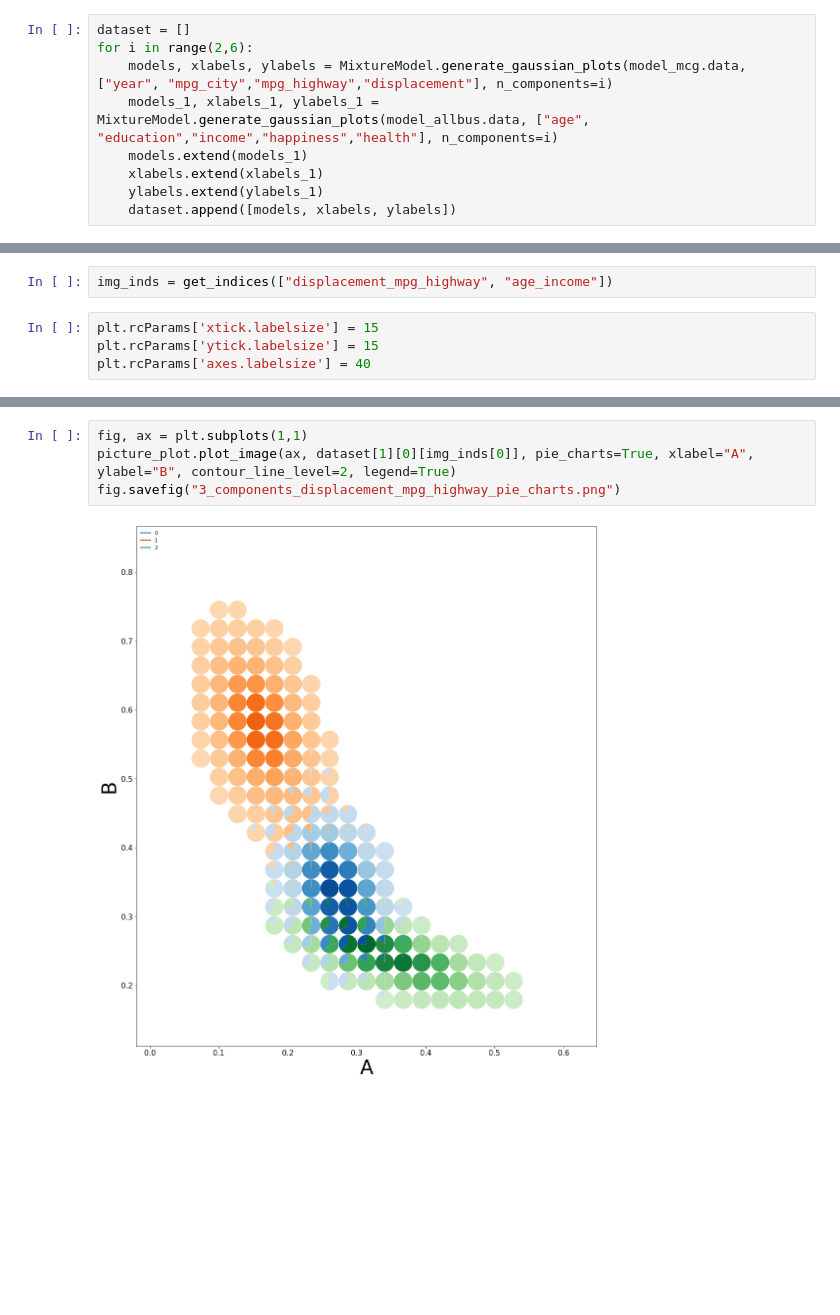
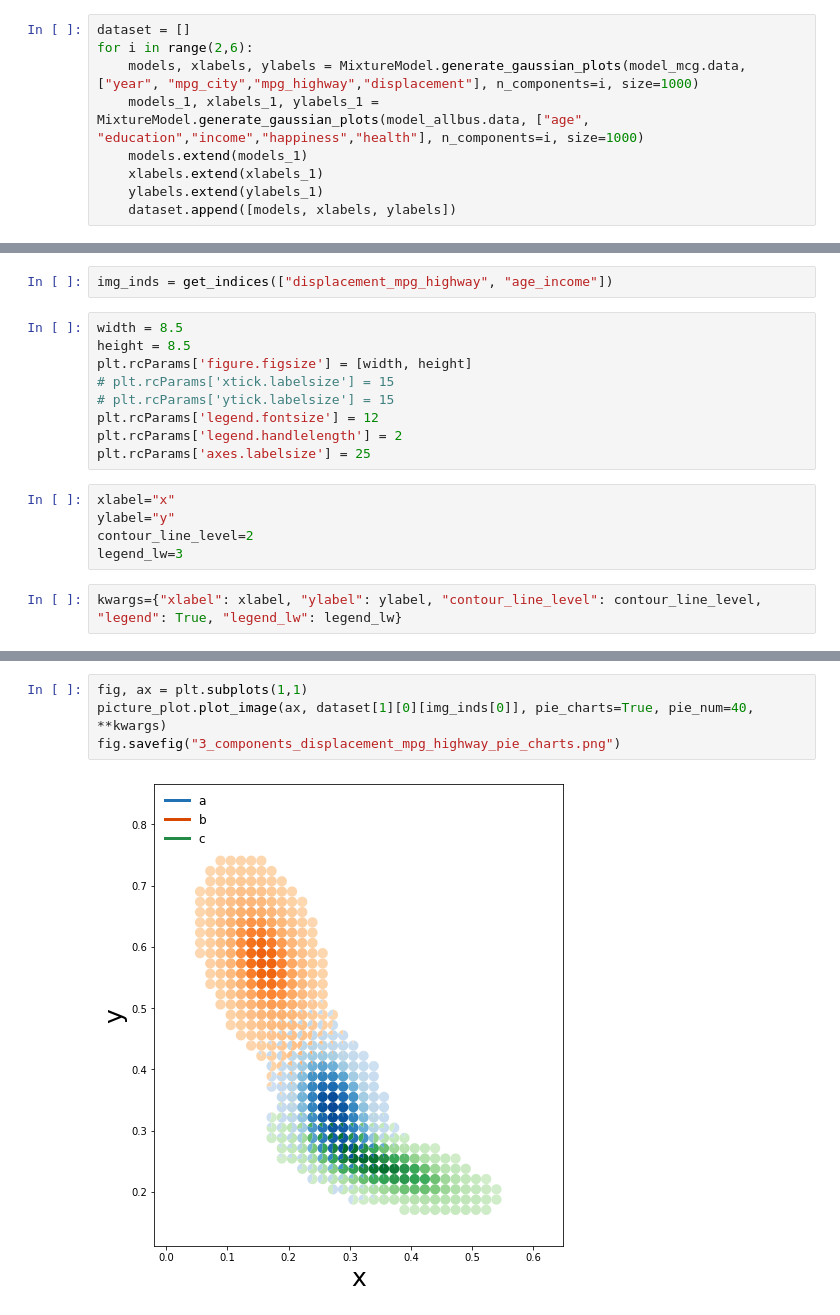
Before and after one commit to asver12/contour-maps-visualization, a Jupyter notebook: examples/mixture_model_data/Favs.ipynb, the cells around one changed output, grey strips where cells are left out. Cells and saved outputs as stored; diff of their text form; blank space fills up the shorter version.

```diff
--- a/examples/mixture_model_data/Favs.ipynb
+++ b/examples/mixture_model_data/Favs.ipynb
@@ -38,8 +37,8 @@ model_mcg = pickle.load(open("../../../fitted_models/mcg_mpg_map.mdl", "rb"))
 # %%
 dataset = []
 for i in range(2,6):
-    models, xlabels, ylabels = MixtureModel.generate_gaussian_plots(model_mcg.data, ["year", "mpg_city","mpg_highway","displacement"], n_components=i)
-    models_1, xlabels_1, ylabels_1 = MixtureModel.generate_gaussian_plots(model_allbus.data, ["age", "education","income","happiness","health"], n_components=i)
+    models, xlabels, ylabels = MixtureModel.generate_gaussian_plots(model_mcg.data, ["year", "mpg_city","mpg_highway","displacement"], n_components=i, size=1000)
+    models_1, xlabels_1, ylabels_1 = MixtureModel.generate_gaussian_plots(model_allbus.data, ["age", "education","income","happiness","health"], n_components=i, size=1000)
     models.extend(models_1)
     xlabels.extend(xlabels_1)
     ylabels.extend(ylabels_1)
@@ -157,7 +156,19 @@ plot_img_at_inds(dataset[3], img_inds_5, contour_line_level=2)
 # %%
 img_inds = get_indices(["displacement_mpg_highway", "age_income"])
 # %%
-plt.rcParams['xtick.labelsize'] = 15
-plt.rcParams['ytick.labelsize'] = 15
-plt.rcParams['axes.labelsize'] = 40
+width = 8.5
+height = 8.5
+plt.rcParams['figure.figsize'] = [width, height]
+# plt.rcParams['xtick.labelsize'] = 15
+# plt.rcParams['ytick.labelsize'] = 15
+plt.rcParams['legend.fontsize'] = 12
+plt.rcParams['legend.handlelength'] = 2
+plt.rcParams['axes.labelsize'] = 25
+# %%
+xlabel="x"
+ylabel="y"
+contour_line_level=2
+legend_lw=3
+# %%
+kwargs={"xlabel": xlabel, "ylabel": ylabel, "contour_line_level": contour_line_level, "legend": True, "legend_lw": legend_lw}
 # %%
@@ -174,7 +185,7 @@ fig.savefig("3_components_displacement_mpg_highway_crosses.png")
 # %%
 fig, ax = plt.subplots(1,1)
-picture_plot.plot_image(ax, dataset[1][0][img_inds[0]], pie_charts=True, xlabel="A", ylabel="B", contour_line_level=2, legend=True)
+picture_plot.plot_image(ax, dataset[1][0][img_inds[0]], pie_charts=True, pie_num=40, **kwargs)
 fig.savefig("3_components_displacement_mpg_highway_pie_charts.png")
 # %% [output]
-[figure, old version]
+[figure, new version]
 # %%
```
Also changed, not shown: parts of 8 cells of this notebook, 7 other files.
